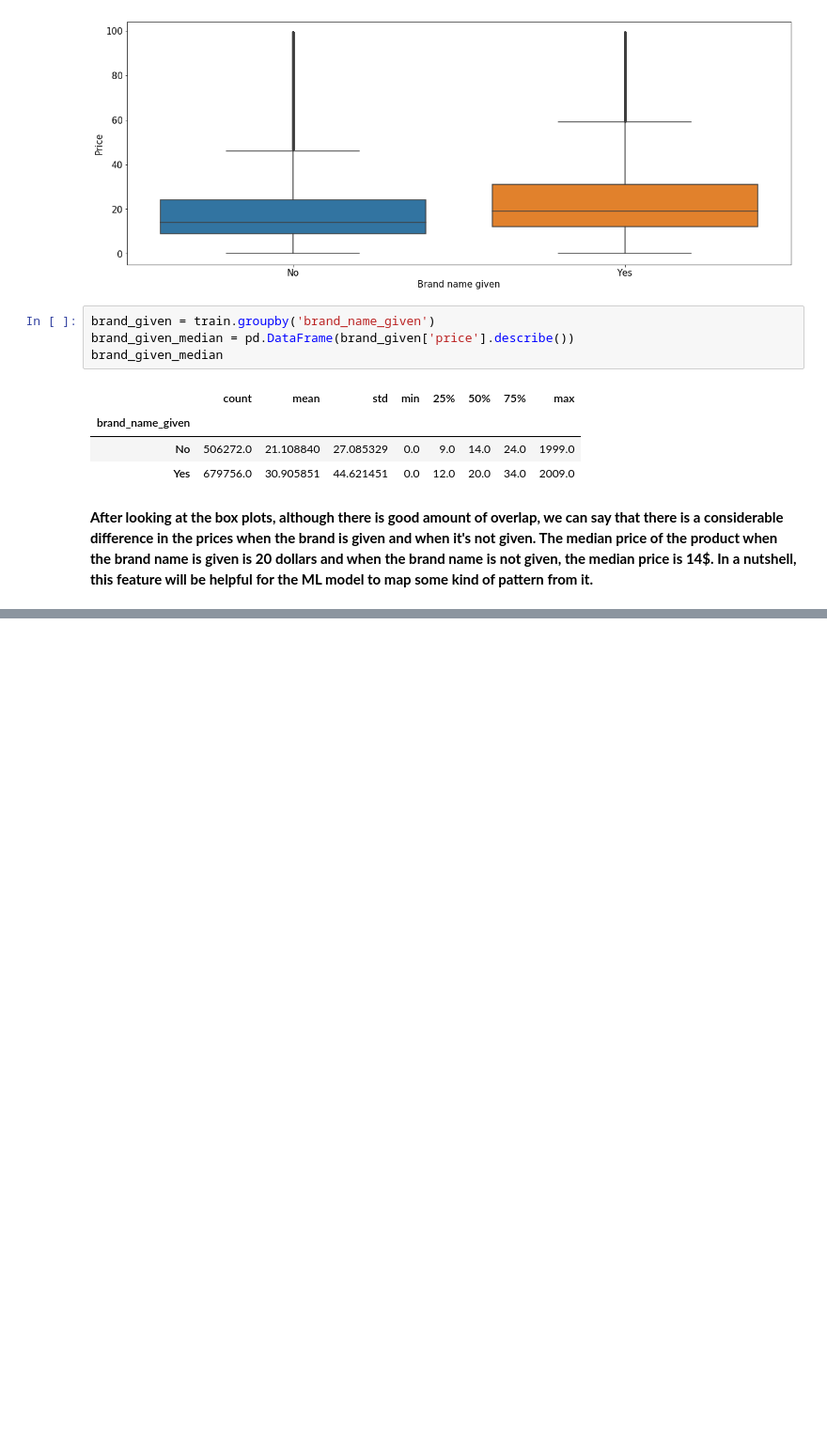
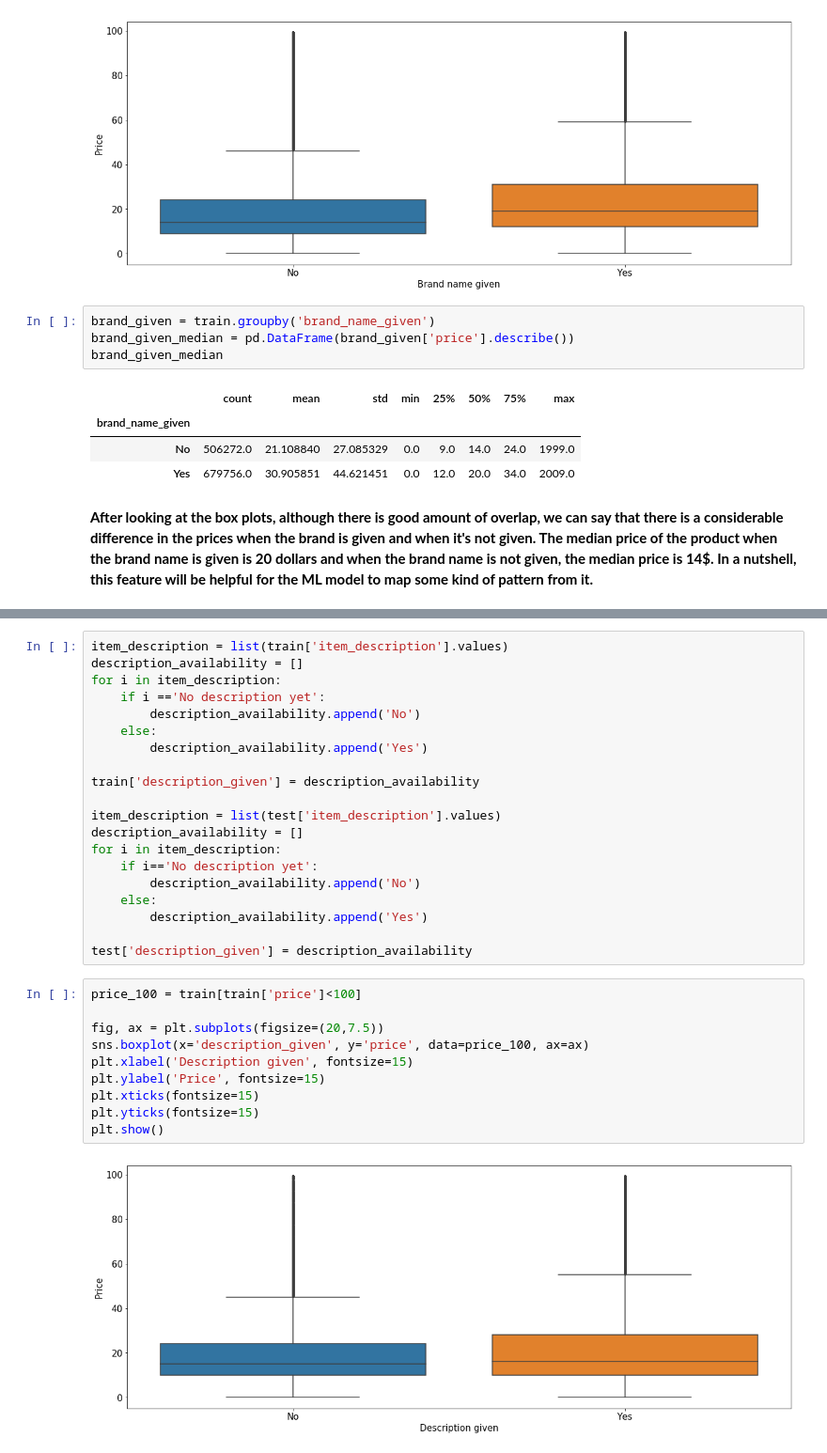
Before and after one commit to Sparrowan/Mercari-price-prediction, a Jupyter notebook: Mercari_Price_Prediction.ipynb, the cells around one changed output, grey strips where cells are left out. Shown at 94% size. Saved outputs shown, nothing was run; the diff lists cells and outputs as text; blank space fills up the shorter version.

```diff
--- a/Mercari_Price_Prediction.ipynb
+++ b/Mercari_Price_Prediction.ipynb
@@ -605,0 +717,32 @@ brand_given_median
+# %%
+item_description = list(train['item_description'].values)
+description_availability = []
+for i in item_description:
+    if i =='No description yet':
+        description_availability.append('No')
+    else:
+        description_availability.append('Yes')
+
+train['description_given'] = description_availability
+
+item_description = list(test['item_description'].values)
+description_availability = []
+for i in item_description:
+    if i=='No description yet':
+        description_availability.append('No')
+    else:
+        description_availability.append('Yes')
+
+test['description_given'] = description_availability
+# %%
+price_100 = train[train['price']<100]
+
+fig, ax = plt.subplots(figsize=(20,7.5))
+sns.boxplot(x='description_given', y='price', data=price_100, ax=ax)
+plt.xlabel('Description given', fontsize=15)
+plt.ylabel('Price', fontsize=15)
+plt.xticks(fontsize=15)
+plt.yticks(fontsize=15)
+plt.show()
+# %% [output]
+[figure, added]
```
Also changed, not shown: parts of 12 cells of this notebook, 1 other file.
